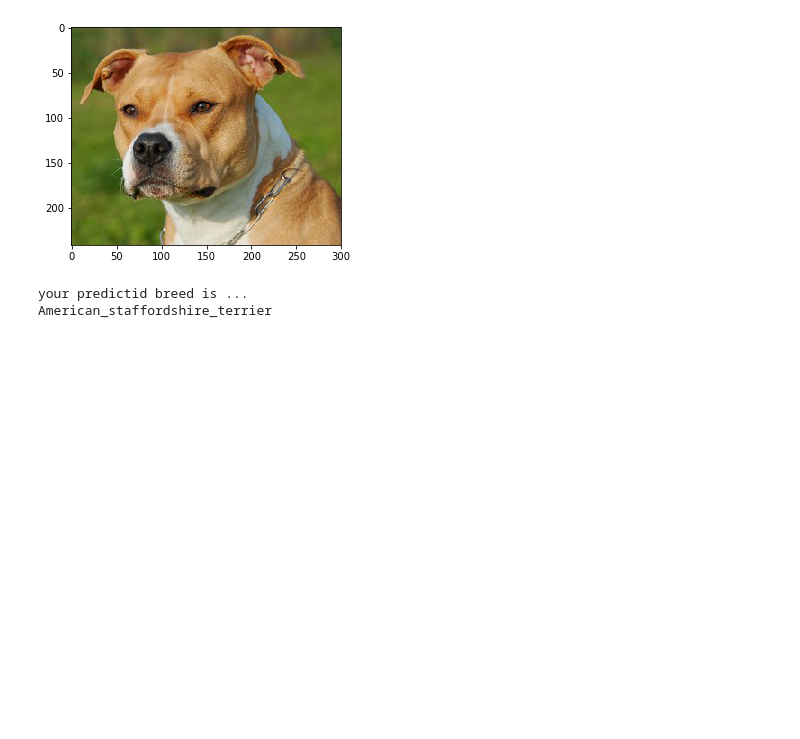
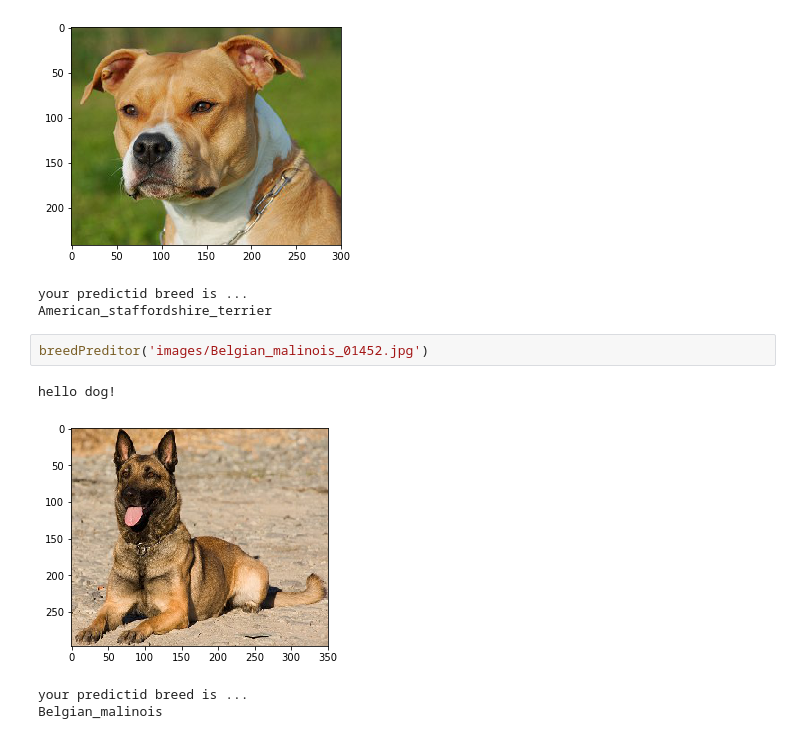
Before and after one commit to FahadFuraih/MLND, a Jupyter notebook: dog-project/dog_app.ipynb, the cells around one changed output. Cells and saved outputs as stored; diff of their text form; blank space fills up the shorter version.

```diff
--- a/dog-project/dog_app.ipynb
+++ b/dog-project/dog_app.ipynb
@@ -811,3 +811,10 @@ hello dog!
 [figure]
 your predictid breed is ...
 American_staffordshire_terrier
+# %%
+breedPreditor('images/Belgian_malinois_01452.jpg')
+# %% [output]
+hello dog!
+[figure, added]
+your predictid breed is ...
+Belgian_malinois
```
Also changed, not shown: parts of 8 cells of this notebook, 4 other files.
